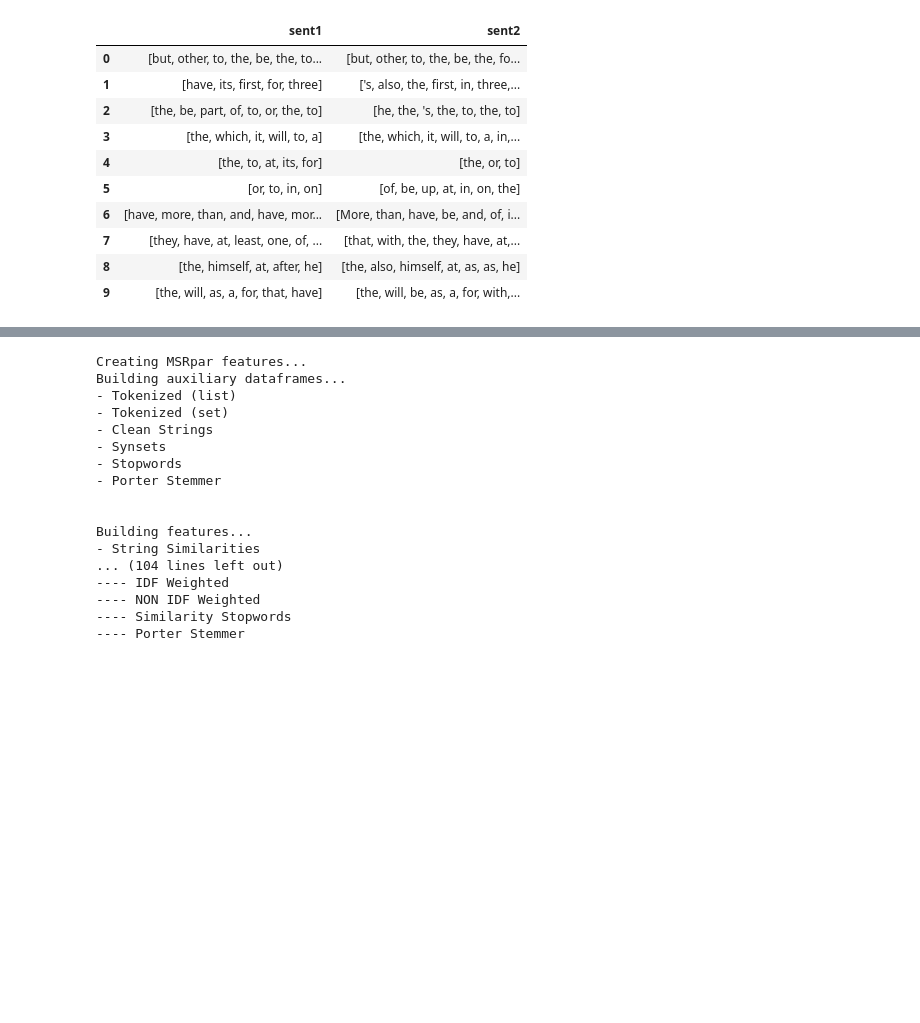
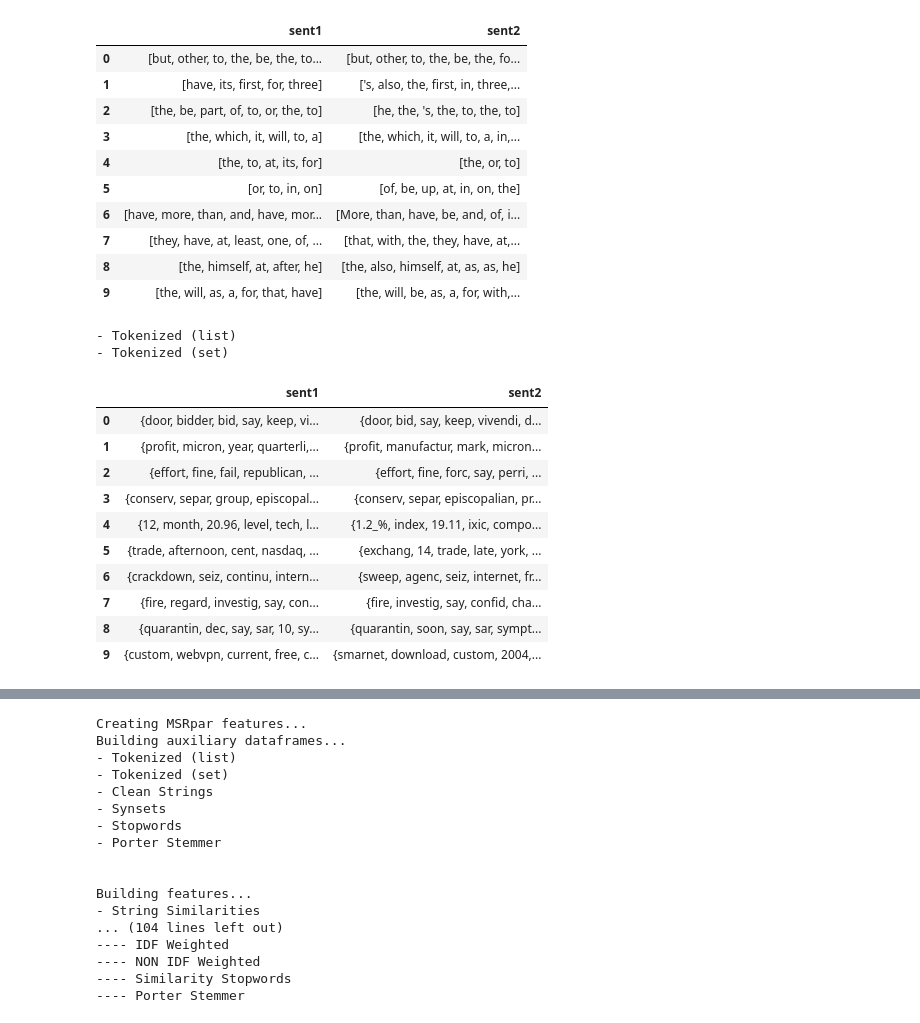
Before and after one commit to BecTome/NLP_SemanticTextualSimilarity, a Jupyter notebook: experiments/FUNCTION_Feature_Creation.ipynb, the cells around one changed output, grey strips where cells are left out. Drawn from its saved outputs; the diff is of its cells as text; code cells hidden in the pictures; blank space fills up the shorter version.

```diff
--- a/experiments/FUNCTION_Feature_Creation.ipynb
+++ b/experiments/FUNCTION_Feature_Creation.ipynb
@@ -126,3 +132,33 @@ df_stops
 | 7 | [they, have, at, least, one, of, ... | [that, with, the, they, have, at,... |
 | 8 | [the, himself, at, after, he] | [the, also, himself, at, as, as, he] |
 | 9 | [the, will, as, a, for, that, have] | [the, will, be, as, a, for, with,... |
+# %%
+print("- Tokenized (list)")
+df_prep_ls = df_aux[["sent1", "sent2"]].copy()
+df_prep_ls["sent1"] = df_prep_ls["sent1"].apply(lambda x: prep_func(x, out_set=False))
+df_prep_ls["sent2"] = df_prep_ls["sent2"].apply(lambda x: prep_func(x, out_set=False))
+
+print("- Tokenized (set)")
+# Preprocess using spacy and clean and return sets
+df_prep = df_prep_ls.copy()
+df_prep["sent1"] = df_prep["sent1"].apply(lambda x: set(x))
+df_prep["sent2"] = df_prep["sent2"].apply(lambda x: set(x))
+
+df_stem = df_prep[["sent1", "sent2"]].copy()
+df_stem = df_stem.map(lambda x: {PorterStemmer().stem(xx) for xx in x})
+
+df_stem.head(10)
+# %% [output]
+- Tokenized (list)
+- Tokenized (set)
+|  | sent1 | sent2 |
+| 0 | {door, bidder, bid, say, keep, vi... | {door, bid, say, keep, vivendi, d... |
+| 1 | {profit, micron, year, quarterli,... | {profit, manufactur, mark, micron... |
+| 2 | {effort, fine, fail, republican, ... | {effort, fine, forc, say, perri, ... |
+| 3 | {conserv, separ, group, episcopal... | {conserv, separ, episcopalian, pr... |
+| 4 | {12, month, 20.96, level, tech, l... | {1.2_%, index, 19.11, ixic, compo... |
+| 5 | {trade, afternoon, cent, nasdaq, ... | {exchang, 14, trade, late, york, ... |
+| 6 | {crackdown, seiz, continu, intern... | {sweep, agenc, seiz, internet, fr... |
+| 7 | {fire, regard, investig, say, con... | {fire, investig, say, confid, cha... |
+| 8 | {quarantin, dec, say, sar, 10, sy... | {quarantin, soon, say, sar, sympt... |
+| 9 | {custom, webvpn, current, free, c... | {smarnet, download, custom, 2004,... |
```
Also changed, not shown: parts of 9 cells of this notebook, 3 other files.
